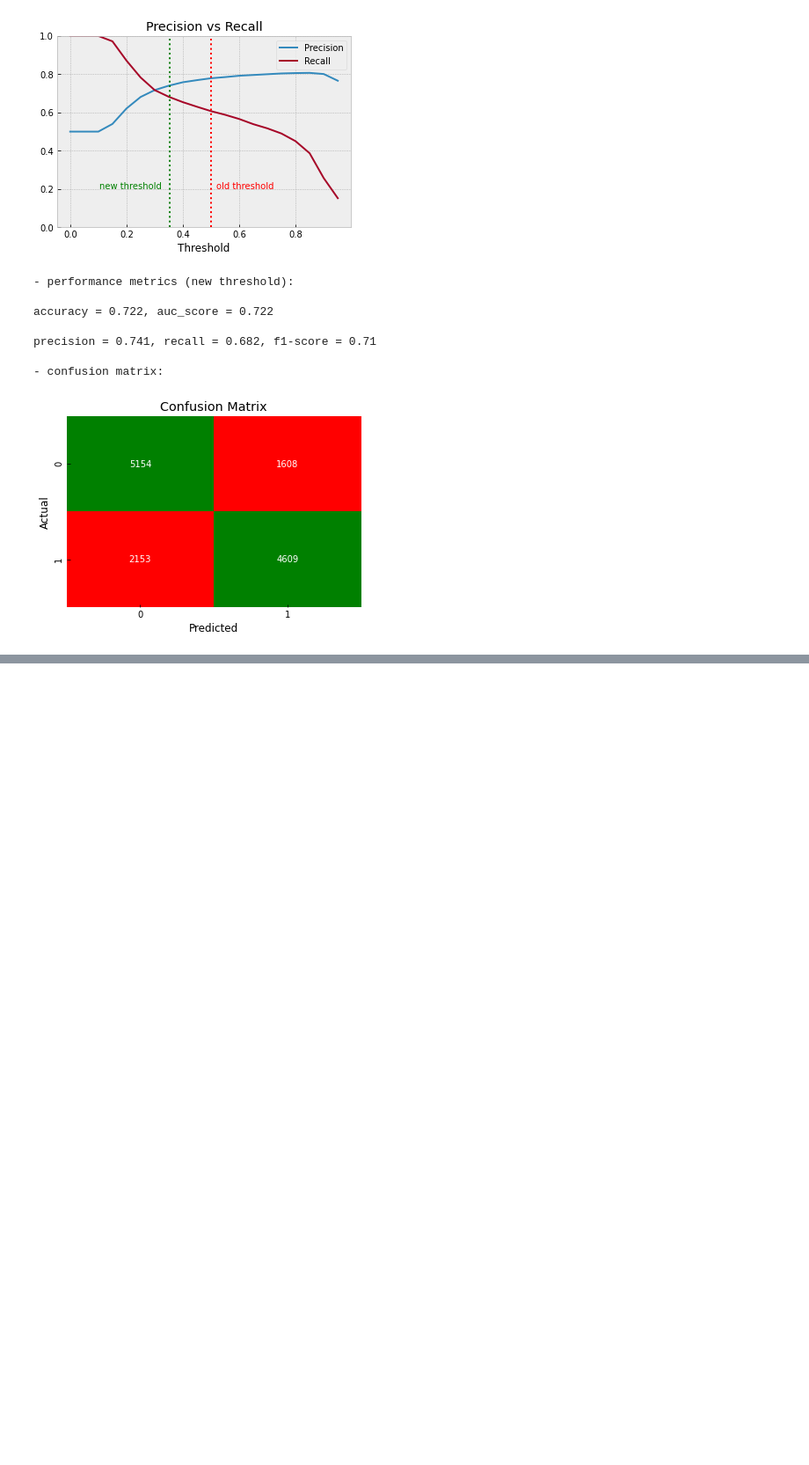
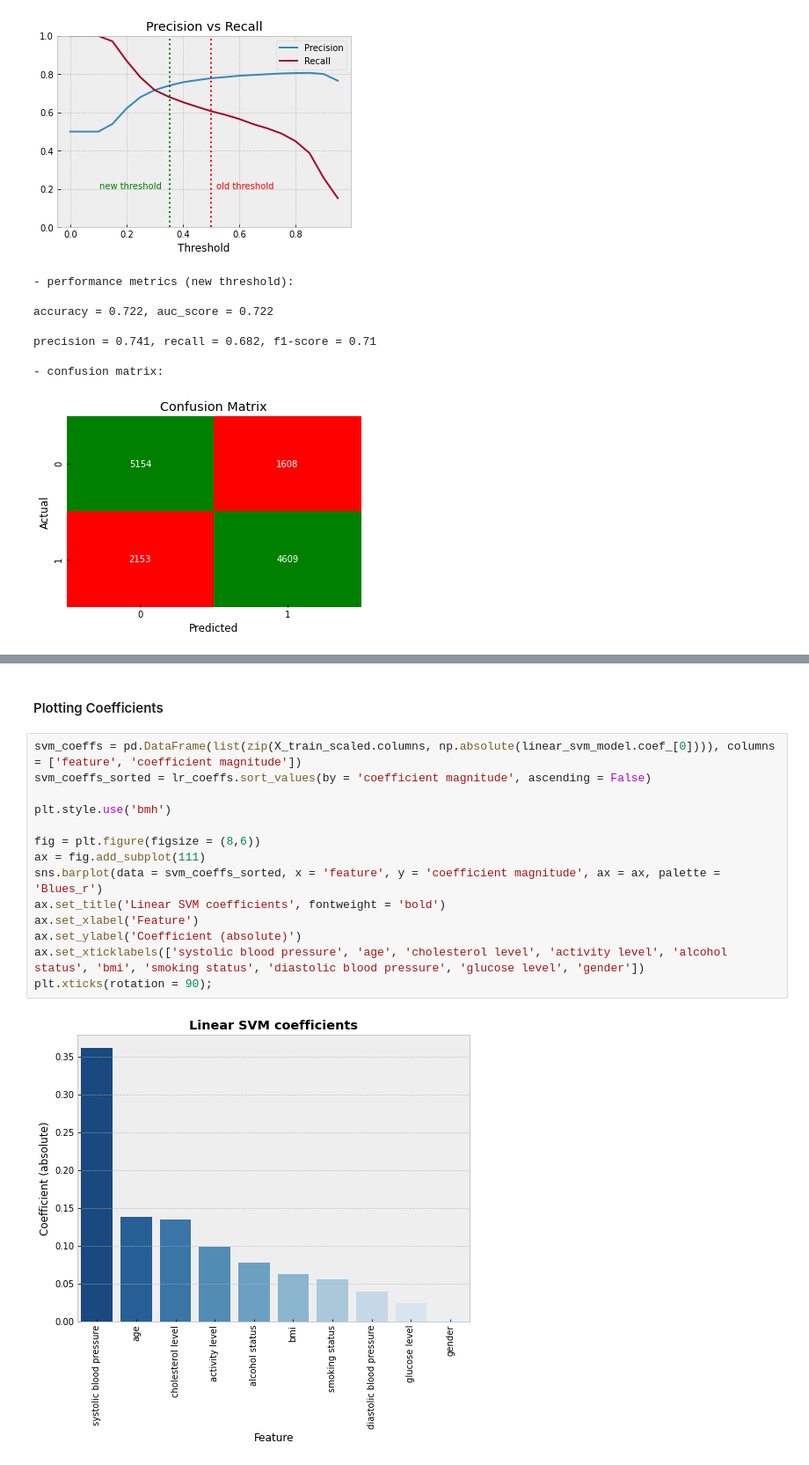
Before and after one commit to jackbustertann/cardiovascular_disease_detection, a Jupyter notebook: index.ipynb, the cells around one changed output, grey strips where cells are left out. Shown at 88% size. Cells and saved outputs as stored; diff of their text form; blank space fills up the shorter version.

```diff
--- a/index.ipynb
+++ b/index.ipynb
@@ -269,0 +303,18 @@ precision = 0.741, recall = 0.682, f1-score = 0.71
+# %% [markdown]
+#### Plotting Coefficients
+# %%
+svm_coeffs = pd.DataFrame(list(zip(X_train_scaled.columns, np.absolute(linear_svm_model.coef_[0]))), columns = ['feature', 'coefficient magnitude'])
+svm_coeffs_sorted = lr_coeffs.sort_values(by = 'coefficient magnitude', ascending = False)
+
+plt.style.use('bmh')
+
+fig = plt.figure(figsize = (8,6))
+ax = fig.add_subplot(111)
+sns.barplot(data = svm_coeffs_sorted, x = 'feature', y = 'coefficient magnitude', ax = ax, palette = 'Blues_r')
+ax.set_title('Linear SVM coefficients', fontweight = 'bold')
+ax.set_xlabel('Feature')
+ax.set_ylabel('Coefficient (absolute)')
+ax.set_xticklabels(['systolic blood pressure', 'age', 'cholesterol level', 'activity level', 'alcohol status', 'bmi', 'smoking status', 'diastolic blood pressure', 'glucose level', 'gender'])
+plt.xticks(rotation = 90);
+# %% [output]
+[figure, added]
```
Also changed, not shown: parts of 35 cells of this notebook, 2 other files.
